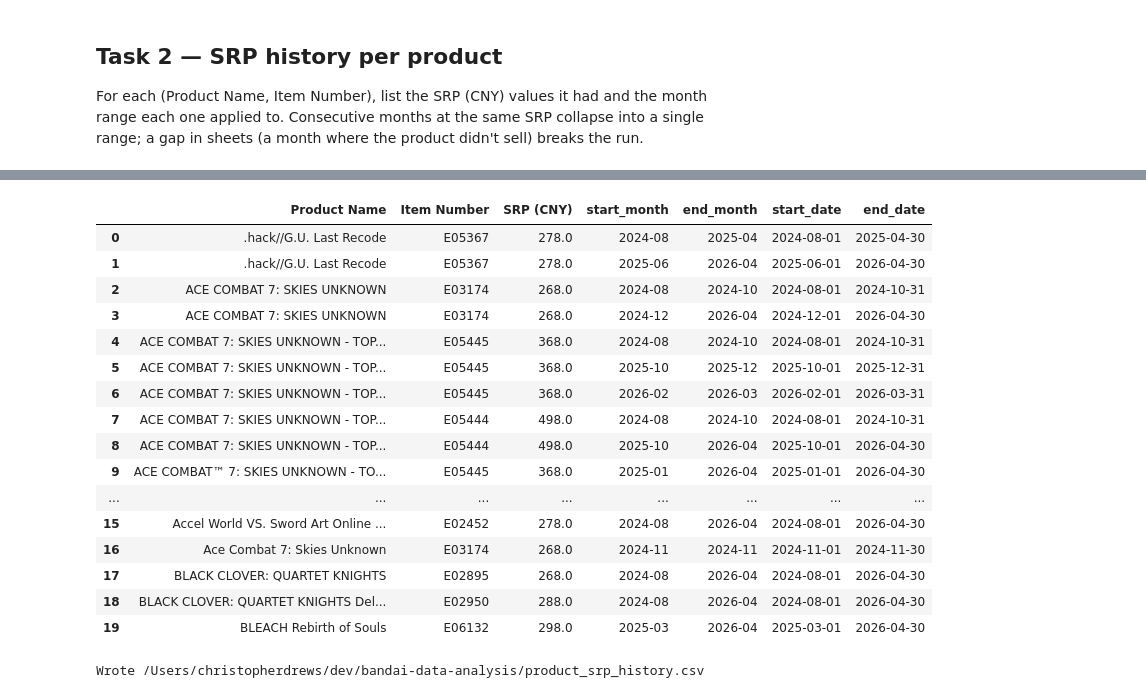
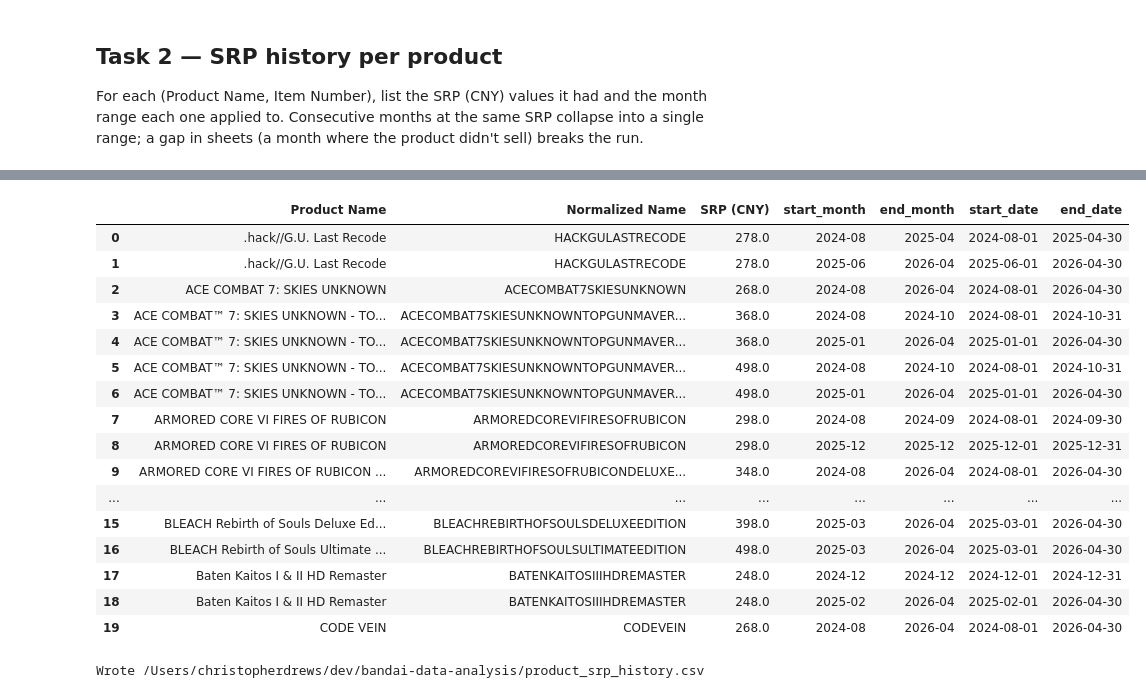
Before and after one commit to christopher-drews/bandai-data-analysis, a Jupyter notebook: royalty_analysis.ipynb, the cells around one changed output, grey strips where cells are left out. Drawn from its saved outputs; the diff is of its cells as text; code cells hidden in the pictures.

```diff
--- a/royalty_analysis.ipynb
+++ b/royalty_analysis.ipynb
@@ -172,6 +198,8 @@ for sheet in sheet_order:
     sub["Product Name"] = sub["Product Name"].astype(str).str.strip()
     sub["Item Number"] = sub["Item Number"].astype(str).str.strip()
     sub = sub[(sub["Product Name"] != "") & (sub["Item Number"] != "")]
+    sub["Normalized Name"] = sub["Product Name"].map(normalize_name)
+    sub = sub[sub["Normalized Name"] != ""]
     sub["SRP (CNY)"] = pd.to_numeric(sub["SRP (CNY)"], errors="coerce")
     sub = sub.dropna(subset=["SRP (CNY)"])
     sub["sheet"] = sheet
@@ -181,11 +209,19 @@ for sheet in sheet_order:
 
 srp_long = pd.concat(srp_parts, ignore_index=True)
 
-# Within a single sheet a product can appear multiple times (per Customer); keep the modal SRP.
+# Within a single sheet a normalized product can appear on multiple rows
+# (different Customer values or trivially different name variants). Keep the
+# modal SRP and the display Product Name from the alphabetically-first variant.
 srp_long = (
-    srp_long.groupby(["Product Name", "Item Number", "sheet", "period_start", "period_end"], as_index=False)
-    ["SRP (CNY)"].agg(lambda s: s.mode().iloc[0])
+    srp_long.groupby(
+        ["Normalized Name", "sheet", "period_start", "period_end"], as_index=False
+    ).agg(
+        **{
+            "Product Name": ("Product Name", "first"),
+            "SRP (CNY)": ("SRP (CNY)", lambda s: s.mode().iloc[0]),
+        }
+    )
 )
-print(f"{len(srp_long)} (product, item, sheet) SRP observations")
+print(f"{len(srp_long)} (normalized product, sheet) SRP observations")
 srp_long.head()
 # %% [output]
@@ -199,14 +235,13 @@ srp_long.head()
 # %%
-from pandas.tseries.offsets import DateOffset
-
-# Sort each product's observations chronologically, then collapse consecutive same-SRP
-# rows into ranges. A "gap" (sheet missing between two observations) breaks the run.
+# Sort each product's observations chronologically, then collapse consecutive
+# same-SRP rows into ranges. A "gap" (sheet missing between two observations)
+# breaks the run.
 sheet_idx = {s: i for i, s in enumerate(sheet_order)}
 srp_long["_idx"] = srp_long["sheet"].map(sheet_idx)
-srp_long = srp_long.sort_values(["Product Name", "Item Number", "_idx"]).reset_index(drop=True)
+srp_long = srp_long.sort_values(["Normalized Name", "_idx"]).reset_index(drop=True)
 
 runs = []
-for (prod, item), grp in srp_long.groupby(["Product Name", "Item Number"], sort=False):
+for norm, grp in srp_long.groupby("Normalized Name", sort=False):
     grp = grp.sort_values("_idx")
     run_start = run_end = None
     run_srp = None
@@ -218,28 +253,37 @@ for (prod, item), grp in srp_long.groupby(["Product Name", "Item Number"], sort=
             run_end = row["period_end"]
             prev_idx = row["_idx"]
             continue
-        same_srp = row["SRP (CNY)"] == run_srp
-        contiguous = row["_idx"] == prev_idx + 1
-        if same_srp and contiguous:
+        if row["SRP (CNY)"] == run_srp and row["_idx"] == prev_idx + 1:
             run_end = row["period_end"]
         else:
-            runs.append((prod, item, run_srp, run_start, run_end))
+            runs.append((norm, run_srp, run_start, run_end))
             run_srp = row["SRP (CNY)"]
             run_start = row["period_start"]
             run_end = row["period_end"]
         prev_idx = row["_idx"]
     if run_srp is not None:
-        runs.append((prod, item, run_srp, run_start, run_end))
+        runs.append((norm, run_srp, run_start, run_end))
 
 srp_history = pd.DataFrame(
-    runs, columns=["Product Name", "Item Number", "SRP (CNY)", "start_date", "end_date"]
+    runs, columns=["Normalized Name", "SRP (CNY)", "start_date", "end_date"]
 )
+
+# Attach the display Product Name from the most recent sheet that carried
+# the normalized product, using the same `_rank` map built in Task 1.
+display_names = (
+    combined.assign(_rank=combined["sheet"].map(sheet_rank))
+    .sort_values("_rank")
+    .drop_duplicates(subset=["Normalized Name"], keep="last")
+    .set_index("Normalized Name")["Product Name"]
+)
+srp_history.insert(0, "Product Name", srp_history["Normalized Name"].map(display_names))
 srp_history["start_month"] = srp_history["start_date"].dt.strftime("%Y-%m")
 srp_history["end_month"] = srp_history["end_date"].dt.strftime("%Y-%m")
 srp_history = srp_history[
-    ["Product Name", "Item Number", "SRP (CNY)", "start_month", "end_month", "start_date", "end_date"]
-].sort_values(["Product Name", "Item Number", "start_date"]).reset_index(drop=True)
+    ["Product Name", "Normalized Name", "SRP (CNY)", "start_month", "end_month",
+     "start_date", "end_date"]
+].sort_values(["Product Name", "start_date"]).reset_index(drop=True)
 
-print(f"{len(srp_history)} SRP runs across {srp_history[['Product Name','Item Number']].drop_duplicates().shape[0]} products")
+print(f"{len(srp_history)} SRP runs across {srp_history['Normalized Name'].nunique()} products")
 srp_history.head(20)
 # %% [output]
@@ -247,20 +291,20 @@ srp_history.head(20)
-|  | Product Name | Item Number | SRP (CNY) | start_month | end_month | start_date | end_date |
-| 0 | .hack//G.U. Last Recode | E05367 | 278.0 | 2024-08 | 2025-04 | 2024-08-01 | 2025-04-30 |
-| 1 | .hack//G.U. Last Recode | E05367 | 278.0 | 2025-06 | 2026-04 | 2025-06-01 | 2026-04-30 |
-| 2 | ACE COMBAT 7: SKIES UNKNOWN | E03174 | 268.0 | 2024-08 | 2024-10 | 2024-08-01 | 2024-10-31 |
-| 3 | ACE COMBAT 7: SKIES UNKNOWN | E03174 | 268.0 | 2024-12 | 2026-04 | 2024-12-01 | 2026-04-30 |
-| 4 | ACE COMBAT 7: SKIES UNKNOWN - TOP... | E05445 | 368.0 | 2024-08 | 2024-10 | 2024-08-01 | 2024-10-31 |
-| 5 | ACE COMBAT 7: SKIES UNKNOWN - TOP... | E05445 | 368.0 | 2025-10 | 2025-12 | 2025-10-01 | 2025-12-31 |
-| 6 | ACE COMBAT 7: SKIES UNKNOWN - TOP... | E05445 | 368.0 | 2026-02 | 2026-03 | 2026-02-01 | 2026-03-31 |
-| 7 | ACE COMBAT 7: SKIES UNKNOWN - TOP... | E05444 | 498.0 | 2024-08 | 2024-10 | 2024-08-01 | 2024-10-31 |
-| 8 | ACE COMBAT 7: SKIES UNKNOWN - TOP... | E05444 | 498.0 | 2025-10 | 2026-04 | 2025-10-01 | 2026-04-30 |
-| 9 | ACE COMBAT™ 7: SKIES UNKNOWN - TO... | E05445 | 368.0 | 2025-01 | 2026-04 | 2025-01-01 | 2026-04-30 |
+|  | Product Name | Normalized Name | SRP (CNY) | start_month | end_month | start_date | end_date |
+| 0 | .hack//G.U. Last Recode | HACKGULASTRECODE | 278.0 | 2024-08 | 2025-04 | 2024-08-01 | 2025-04-30 |
+| 1 | .hack//G.U. Last Recode | HACKGULASTRECODE | 278.0 | 2025-06 | 2026-04 | 2025-06-01 | 2026-04-30 |
+| 2 | ACE COMBAT 7: SKIES UNKNOWN | ACECOMBAT7SKIESUNKNOWN | 268.0 | 2024-08 | 2026-04 | 2024-08-01 | 2026-04-30 |
+| 3 | ACE COMBAT™ 7: SKIES UNKNOWN - TO... | ACECOMBAT7SKIESUNKNOWNTOPGUNMAVER... | 368.0 | 2024-08 | 2024-10 | 2024-08-01 | 2024-10-31 |
+| 4 | ACE COMBAT™ 7: SKIES UNKNOWN - TO... | ACECOMBAT7SKIESUNKNOWNTOPGUNMAVER... | 368.0 | 2025-01 | 2026-04 | 2025-01-01 | 2026-04-30 |
+| 5 | ACE COMBAT™ 7: SKIES UNKNOWN - TO... | ACECOMBAT7SKIESUNKNOWNTOPGUNMAVER... | 498.0 | 2024-08 | 2024-10 | 2024-08-01 | 2024-10-31 |
+| 6 | ACE COMBAT™ 7: SKIES UNKNOWN - TO... | ACECOMBAT7SKIESUNKNOWNTOPGUNMAVER... | 498.0 | 2025-01 | 2026-04 | 2025-01-01 | 2026-04-30 |
+| 7 | ARMORED CORE VI FIRES OF RUBICON | ARMOREDCOREVIFIRESOFRUBICON | 298.0 | 2024-08 | 2024-09 | 2024-08-01 | 2024-09-30 |
+| 8 | ARMORED CORE VI FIRES OF RUBICON | ARMOREDCOREVIFIRESOFRUBICON | 298.0 | 2025-12 | 2025-12 | 2025-12-01 | 2025-12-31 |
+| 9 | ARMORED CORE VI FIRES OF RUBICON ... | ARMOREDCOREVIFIRESOFRUBICONDELUXE... | 348.0 | 2024-08 | 2026-04 | 2024-08-01 | 2026-04-30 |
 | ... | ... | ... | ... | ... | ... | ... | ... |
-| 15 | Accel World VS. Sword Art Online ... | E02452 | 278.0 | 2024-08 | 2026-04 | 2024-08-01 | 2026-04-30 |
-| 16 | Ace Combat 7: Skies Unknown | E03174 | 268.0 | 2024-11 | 2024-11 | 2024-11-01 | 2024-11-30 |
-| 17 | BLACK CLOVER: QUARTET KNIGHTS | E02895 | 268.0 | 2024-08 | 2026-04 | 2024-08-01 | 2026-04-30 |
-| 18 | BLACK CLOVER: QUARTET KNIGHTS Del... | E02950 | 288.0 | 2024-08 | 2026-04 | 2024-08-01 | 2026-04-30 |
-| 19 | BLEACH Rebirth of Souls | E06132 | 298.0 | 2025-03 | 2026-04 | 2025-03-01 | 2026-04-30 |
+| 15 | BLEACH Rebirth of Souls Deluxe Ed... | BLEACHREBIRTHOFSOULSDELUXEEDITION | 398.0 | 2025-03 | 2026-04 | 2025-03-01 | 2026-04-30 |
+| 16 | BLEACH Rebirth of Souls Ultimate ... | BLEACHREBIRTHOFSOULSULTIMATEEDITION | 498.0 | 2025-03 | 2026-04 | 2025-03-01 | 2026-04-30 |
+| 17 | Baten Kaitos I & II HD Remaster | BATENKAITOSIIIHDREMASTER | 248.0 | 2024-12 | 2024-12 | 2024-12-01 | 2024-12-31 |
+| 18 | Baten Kaitos I & II HD Remaster | BATENKAITOSIIIHDREMASTER | 248.0 | 2025-02 | 2026-04 | 2025-02-01 | 2026-04-30 |
+| 19 | CODE VEIN | CODEVEIN | 268.0 | 2024-08 | 2026-04 | 2024-08-01 | 2026-04-30 |
 # %%
 out = Path("product_srp_history.csv")
 srp_history.drop(columns=["start_date", "end_date"]).to_csv(out, index=False)
```
Also changed, not shown: parts of 10 cells of this notebook, 3 other files.
